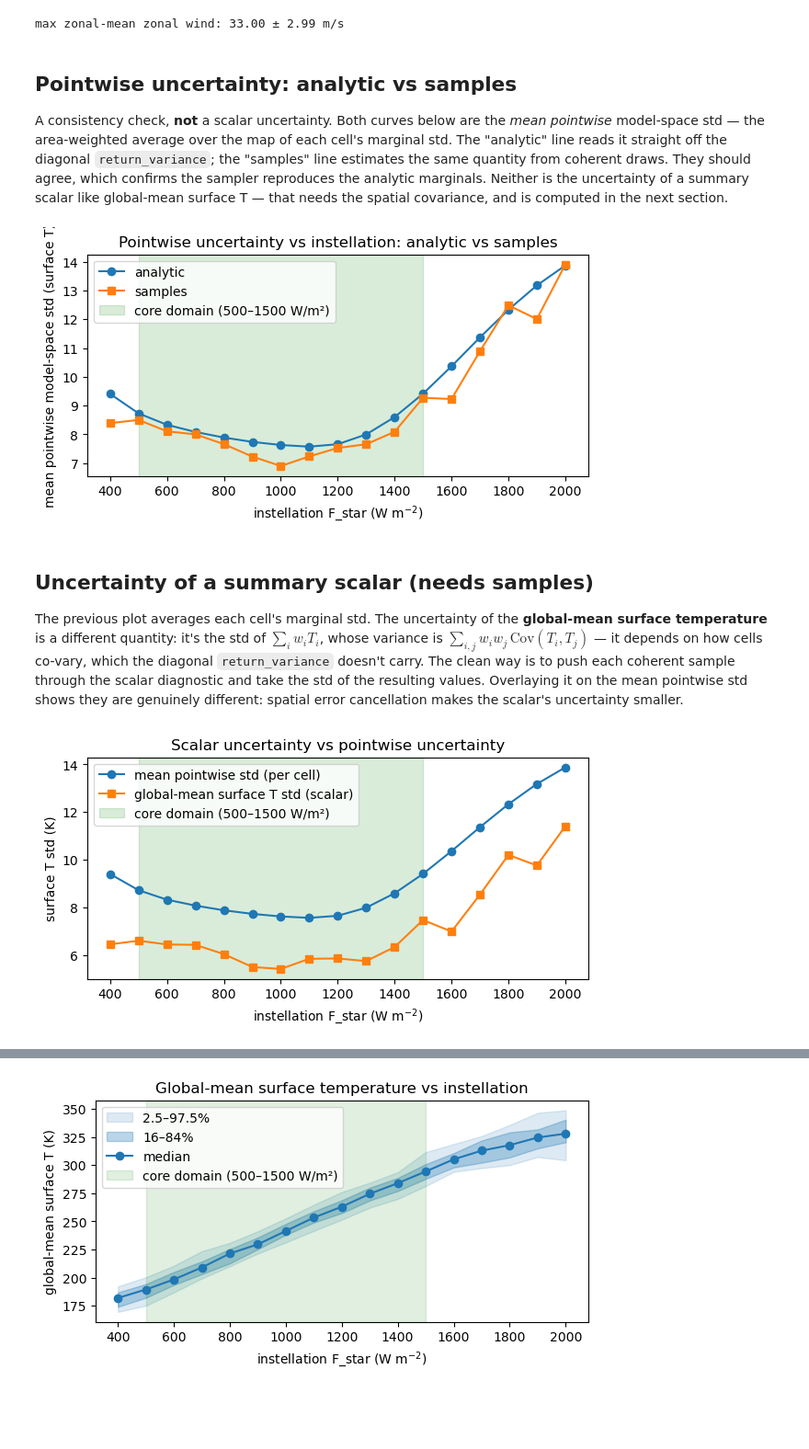
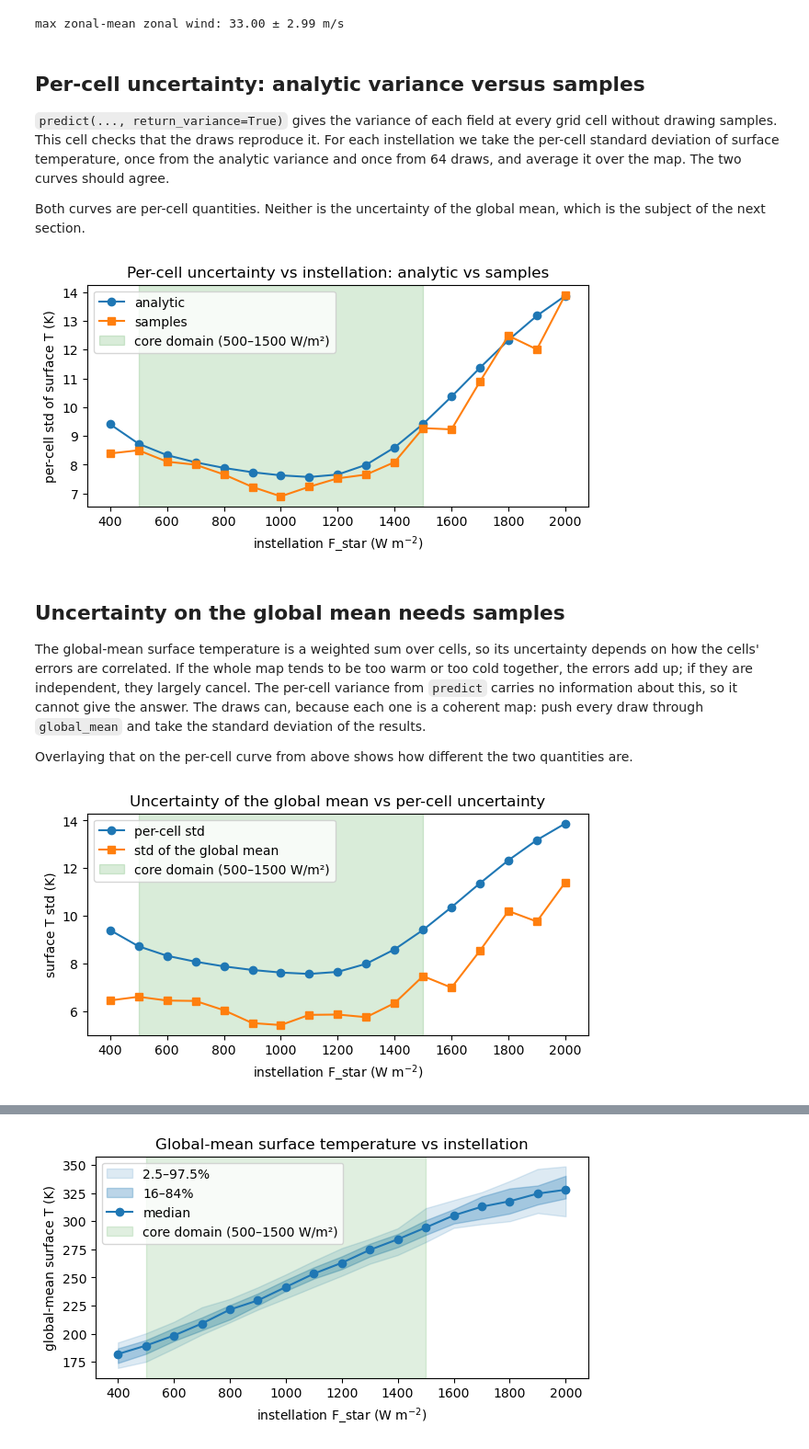
Before and after one commit to astroautomata/clero, a Jupyter notebook: demos/using_clero_samples.ipynb, the cells around one changed output, grey strips where cells are left out. Shown at 92% size. Drawn from its saved outputs; the diff is of its cells as text; code cells hidden in the pictures; blank space fills up the shorter version.

Commit message:
using_clero_samples notebook: rewrite descriptions for astro readers; UNCERTAINTY.md wording
Co-Authored-By: Claude Fable 5.1 <noreply@anthropic.com>

```diff
--- a/demos/using_clero_samples.ipynb
+++ b/demos/using_clero_samples.ipynb
@@ -38,33 +40,21 @@ print(
 # %% [output]
 max zonal-mean zonal wind: 33.00 ± 2.99 m/s
 # %% [markdown]
-## Pointwise uncertainty: analytic vs samples
+## Per-cell uncertainty: analytic variance versus samples
 
-A consistency check, **not** a scalar uncertainty. Both curves below are the *mean pointwise* model-space std — the area-weighted average over the map of each cell's marginal std. The "analytic" line reads it straight off the diagonal `return_variance`; the "samples" line estimates the same quantity from coherent draws. They should agree, which confirms the sampler reproduces the analytic marginals. Neither is the uncertainty of a summary scalar like global-mean surface T — that needs the spatial covariance, and is computed in the next section.
+`predict(..., return_variance=True)` gives the variance of each field at every grid cell without drawing samples. This cell checks that the draws reproduce it. For each instellation we take the per-cell standard deviation of surface temperature, once from the analytic variance and once from 64 draws, and average it over the map. The two curves should agree.
+
+Both curves are per-cell quantities. Neither is the uncertainty of the global mean, which is the subject of the next section.
 # %%
-# Pointwise (per-cell, marginal) std vs instellation: analytic diagonal vs sample estimate.
-# Both are mean pointwise std, NOT the global-mean scalar's uncertainty (see next section).
+# Per-cell std of surface temperature vs instellation: analytic variance vs draws, averaged over the map.
 fluxes = np.arange(400.0, 2000.0 + 1.0, 100.0)  # inside the extended domain (400–3100 W/m²)
 flux_batch = [{**INPUTS, "F_star": float(f_star)} for f_star in fluxes]
+w = latitude_weights(lat)
 
-_, variance = emu.predict(
-    flux_batch,
-    fields=["surface_temperature"],
-    space="model",
-    return_variance=True,
-)
-surface_variance = variance["surface_temperature"]
-w = latitude_weights(lat)
-analytic_std = (np.sqrt(surface_variance).mean(axis=2) * w[None]).sum(axis=1)
+_, variance = emu.predict(flux_batch, fields=["surface_temperature"], space="model", return_variance=True)
+analytic_std = (np.sqrt(variance["surface_temperature"]).mean(axis=2) * w[None]).sum(axis=1)
 
-surface_samples = emu.sample(
-    flux_batch,
-    fields=["surface_temperature"],
-    n_samples=64,
-    seed=2,
-    space="model",
-    batch_size=8,
-)["surface_temperature"]
+surface_samples = emu.sample(flux_batch, fields=["surface_temperature"], n_samples=64, seed=2, space="model", batch_size=8)["surface_temperature"]
 sample_std = (surface_samples.std(axis=0, ddof=1).mean(axis=2) * w[None]).sum(axis=1)
 
 fig, ax = plt.subplots(figsize=(6, 3.2), constrained_layout=True)
@@ -73,41 +63,36 @@ ax.plot(fluxes, sample_std, marker="s", label="samples")
 ax.axvspan(500.0, 1500.0, alpha=0.15, color="green", label="core domain (500–1500 W/m²)")
 ax.set(
     xlabel="instellation F_star (W m$^{-2}$)",
-    ylabel="mean pointwise model-space std (surface T)",
-    title="Pointwise uncertainty vs instellation: analytic vs samples",
+    ylabel="per-cell std of surface T (K)",
+    title="Per-cell uncertainty vs instellation: analytic vs samples",
 )
 ax.legend()
 plt.show()
 # %% [output]
-[figure, old version]
+[figure, new version]
 # %% [markdown]
-## Uncertainty of a summary scalar (needs samples)
+## Uncertainty on the global mean needs samples
 
-The previous plot averages each cell's marginal std. The uncertainty of the **global-mean surface temperature** is a different quantity: it's the std of $\sum_i w_i T_i$, whose variance is $\sum_{i,j} w_i w_j\,\mathrm{Cov}(T_i, T_j)$ — it depends on how cells co-vary, which the diagonal `return_variance` doesn't carry. The clean way is to push each coherent sample through the scalar diagnostic and take the std of the resulting values. Overlaying it on the mean pointwise std shows they are genuinely different: spatial error cancellation makes the scalar's uncertainty smaller.
+The global-mean surface temperature is a weighted sum over cells, so its uncertainty depends on how the cells' errors are correlated. If the whole map tends to be too warm or too cold together, the errors add up; if they are independent, they largely cancel. The per-cell variance from `predict` carries no information about this, so it cannot give the answer. The draws can, because each one is a coherent map: push every draw through `global_mean` and take the standard deviation of the results.
+
+Overlaying that on the per-cell curve from above shows how different the two quantities are.
 # %%
-# Covariance-correct: std of the global-mean surface T, estimated from coherent samples.
-# Surface temperature is identity-transformed, so model space == physical space here.
-scalar_samples = emu.sample(
-    flux_batch,
-    fields=["surface_temperature"],
-    n_samples=64,
-    seed=2,
-    batch_size=8,
-)["surface_temperature"]  # (sample, flux, lat, lon)
-global_means = np.array([[global_mean(s, lat) for s in per_flux] for per_flux in scalar_samples.swapaxes(0, 1)])
-scalar_std = global_means.std(axis=1, ddof=1)  # std over samples, per flux
+# Std of the global-mean surface temperature across draws. Surface temperature is not transformed,
+# so model space and physical units coincide and the model-space draws above can be reused.
+global_means = np.array([[global_mean(s, lat) for s in per_flux] for per_flux in surface_samples.swapaxes(0, 1)])  # (flux, sample)
+scalar_std = global_means.std(axis=1, ddof=1)
 
 fig, ax = plt.subplots(figsize=(6, 3.2), constrained_layout=True)
-ax.plot(fluxes, analytic_std, marker="o", label="mean pointwise std (per cell)")
-ax.plot(fluxes, scalar_std, marker="s", label="global-mean surface T std (scalar)")
+ax.plot(fluxes, analytic_std, marker="o", label="per-cell std")
+ax.plot(fluxes, scalar_std, marker="s", label="std of the global mean")
 ax.axvspan(500.0, 1500.0, alpha=0.15, color="green", label="core domain (500–1500 W/m²)")
 ax.set(
     xlabel="instellation F_star (W m$^{-2}$)",
     ylabel="surface T std (K)",
-    title="Scalar uncertainty vs pointwise uncertainty",
+    title="Uncertainty of the global mean vs per-cell uncertainty",
 )
 ax.legend()
 plt.show()
 # %% [output]
-[figure, old version]
+[figure, new version]
 # %% [markdown]
```
Also changed, not shown: parts of 9 cells of this notebook, 1 other file.
